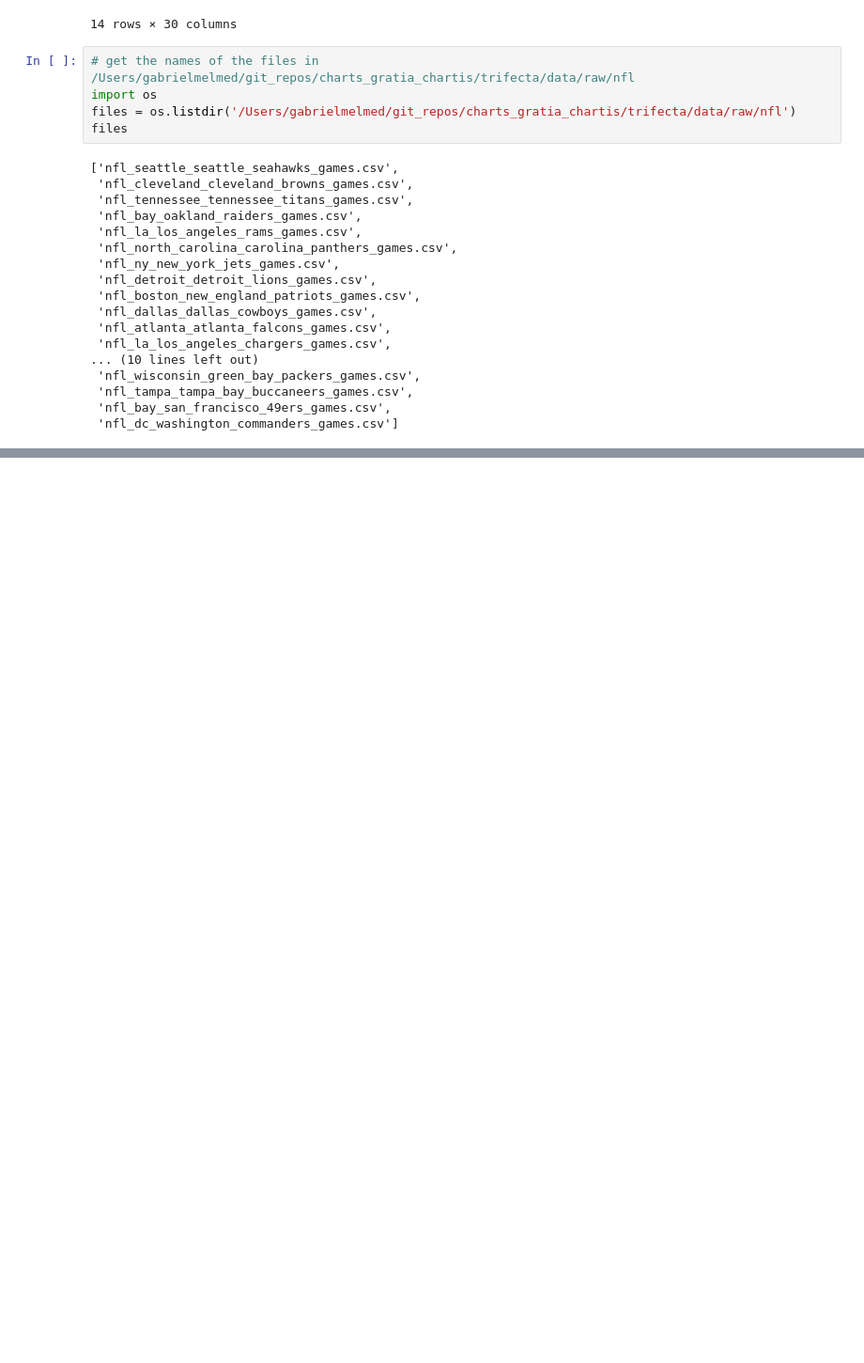
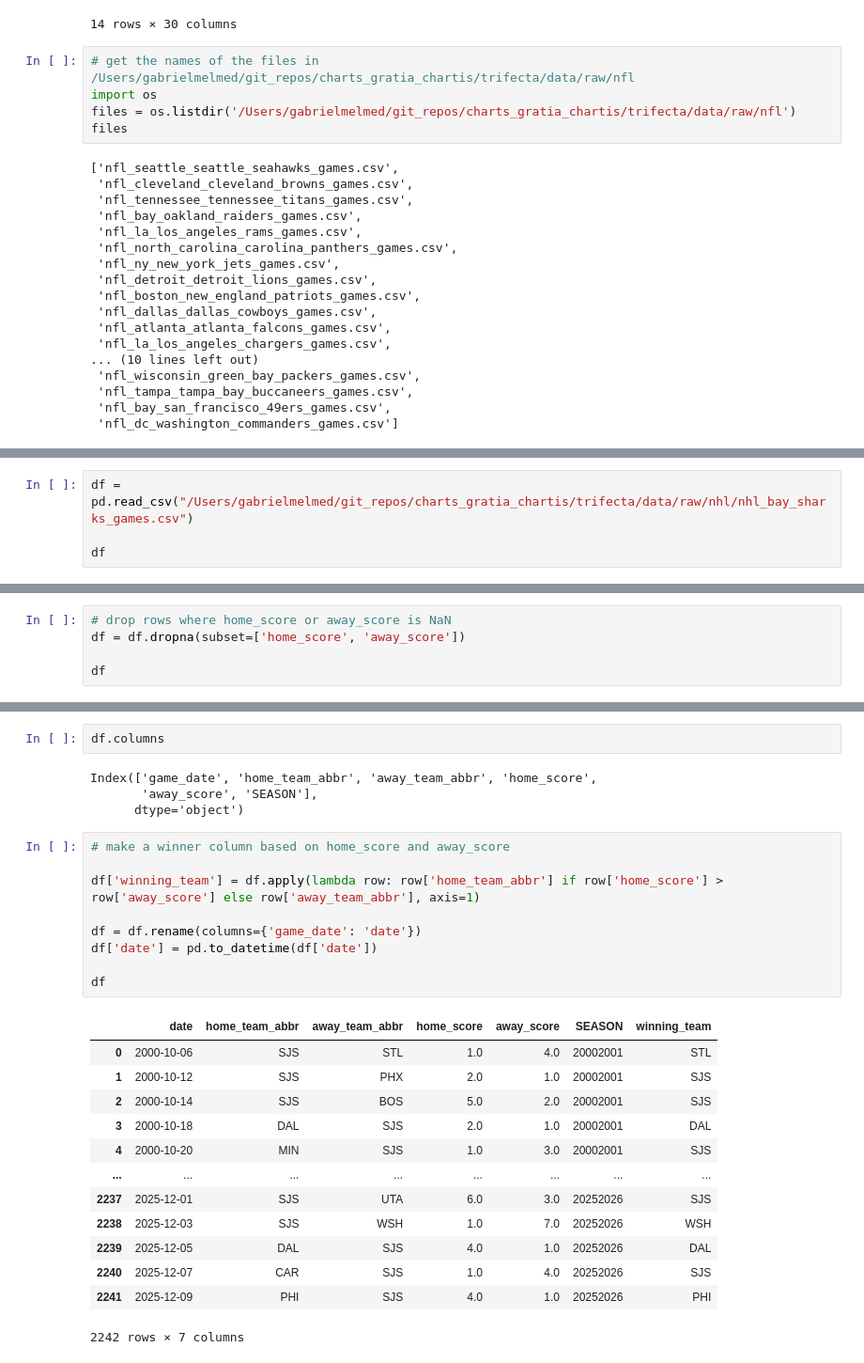
Before and after one commit to gmelmed/charts_gratia_chartis, a Jupyter notebook: trifecta/nba_api_experiment.ipynb, the cells around one changed output, grey strips where cells are left out. Shown: that part at 94% size. Drawn from its saved outputs; the diff is of its cells as text; blank space fills up the shorter version.

```diff
--- a/trifecta/nba_api_experiment.ipynb
+++ b/trifecta/nba_api_experiment.ipynb
@@ -215,0 +446,4 @@ files
+# %%
+df = pd.read_csv("/Users/gabrielmelmed/git_repos/charts_gratia_chartis/trifecta/data/raw/nhl/nhl_bay_sharks_games.csv")
+
+df
@@ -215,0 +464,5 @@ files
+# %%
+# drop rows where home_score or away_score is NaN
+df = df.dropna(subset=['home_score', 'away_score'])
+
+df
@@ -215,0 +483,29 @@ files
+# %%
+df.columns
+# %% [output]
+Index(['game_date', 'home_team_abbr', 'away_team_abbr', 'home_score',
+       'away_score', 'SEASON'],
+      dtype='object')
+# %%
+# make a winner column based on home_score and away_score
+
+df['winning_team'] = df.apply(lambda row: row['home_team_abbr'] if row['home_score'] > row['away_score'] else row['away_team_abbr'], axis=1)
+
+df = df.rename(columns={'game_date': 'date'})
+df['date'] = pd.to_datetime(df['date'])
+
+df
+# %% [output]
+|  | date | home_team_abbr | away_team_abbr | home_score | away_score | SEASON | winning_team |
+| 0 | 2000-10-06 | SJS | STL | 1.0 | 4.0 | 20002001 | STL |
+| 1 | 2000-10-12 | SJS | PHX | 2.0 | 1.0 | 20002001 | SJS |
+| 2 | 2000-10-14 | SJS | BOS | 5.0 | 2.0 | 20002001 | SJS |
+| 3 | 2000-10-18 | DAL | SJS | 2.0 | 1.0 | 20002001 | DAL |
+| 4 | 2000-10-20 | MIN | SJS | 1.0 | 3.0 | 20002001 | SJS |
+| ... | ... | ... | ... | ... | ... | ... | ... |
+| 2237 | 2025-12-01 | SJS | UTA | 6.0 | 3.0 | 20252026 | SJS |
+| 2238 | 2025-12-03 | SJS | WSH | 1.0 | 7.0 | 20252026 | WSH |
+| 2239 | 2025-12-05 | DAL | SJS | 4.0 | 1.0 | 20252026 | DAL |
+| 2240 | 2025-12-07 | CAR | SJS | 1.0 | 4.0 | 20252026 | SJS |
+| 2241 | 2025-12-09 | PHI | SJS | 4.0 | 1.0 | 20252026 | PHI |
+2242 rows × 7 columns
```
Also changed, not shown: parts of 24 cells of this notebook, 26 other files.
